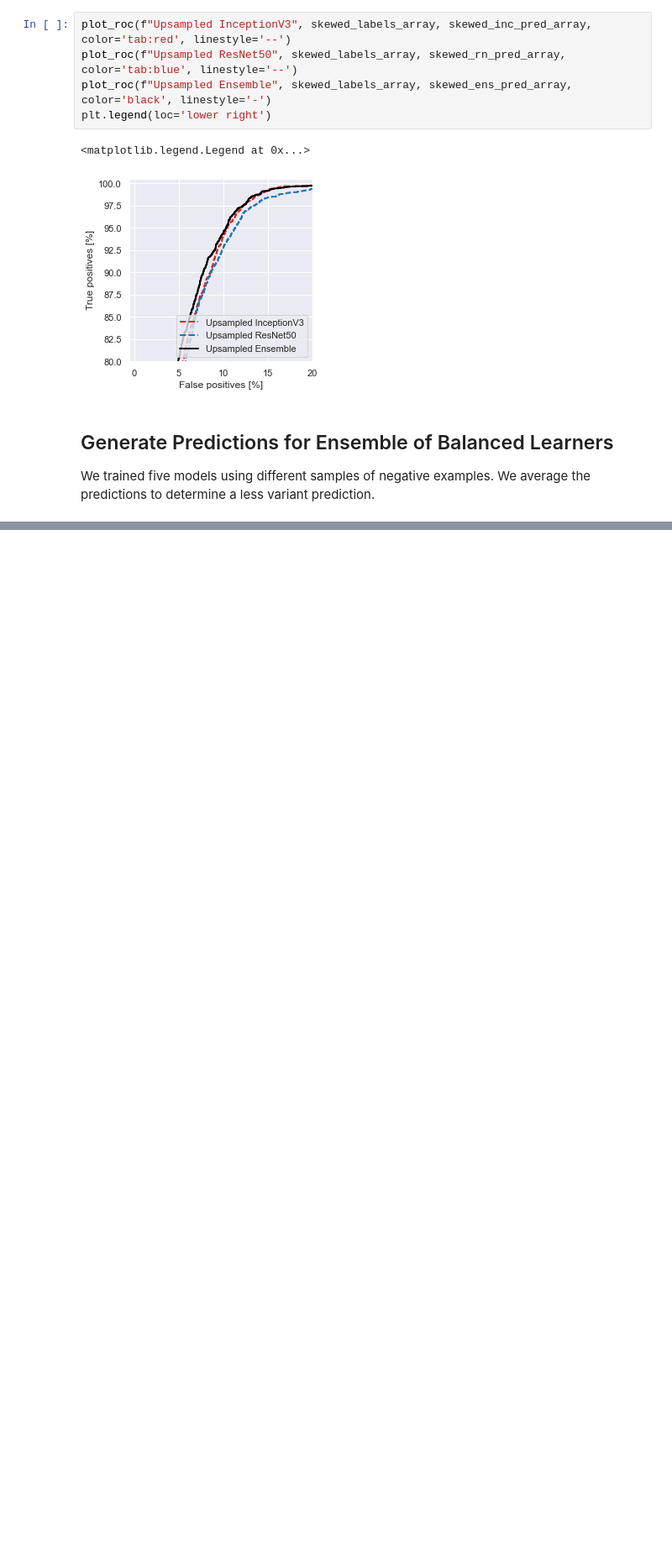
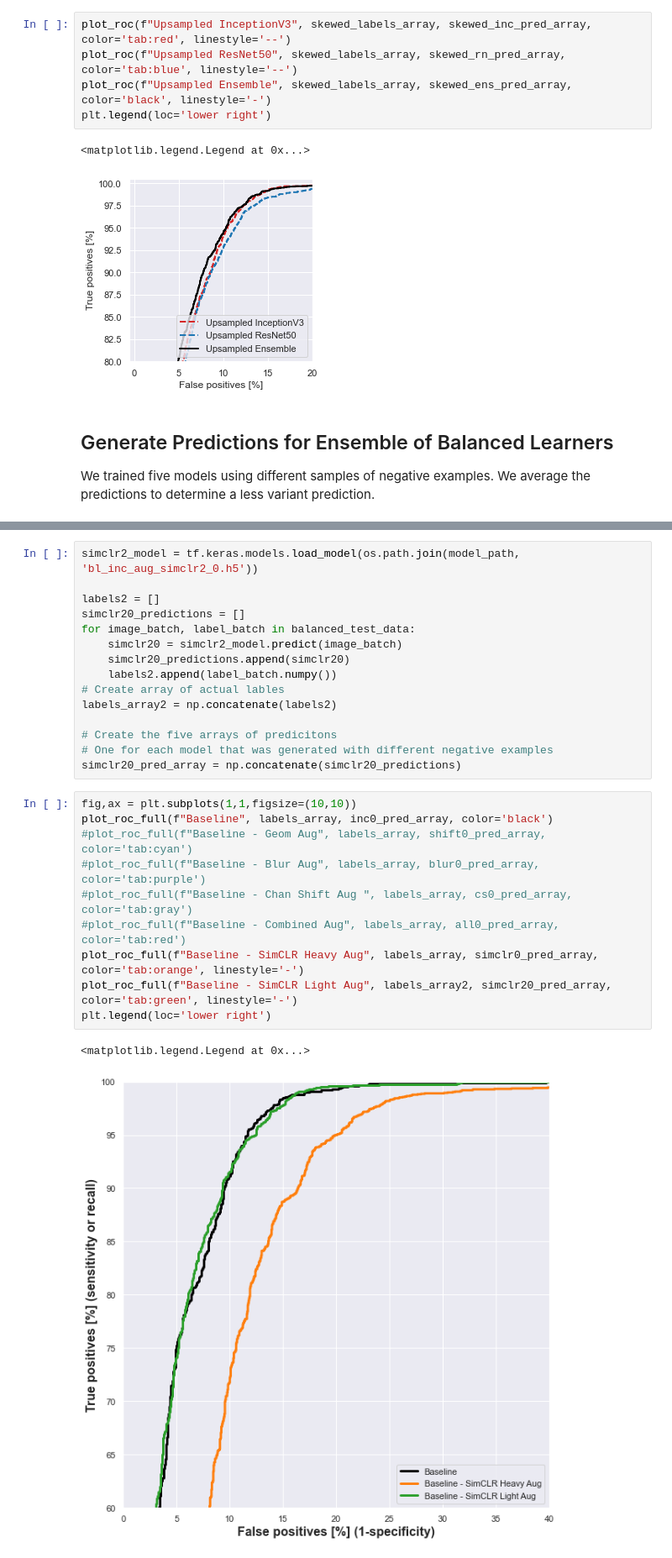
Before and after one commit to mariaauslander/capstone_fall20_irrigation, a Jupyter notebook: BigEarthData/epoch_metrics.ipynb, the cells around one changed output, grey strips where cells are left out. Shown at 84% size. Saved outputs shown, nothing was run; the diff lists cells and outputs as text; blank space fills up the shorter version.

```diff
--- a/BigEarthData/epoch_metrics.ipynb
+++ b/BigEarthData/epoch_metrics.ipynb
@@ -547,0 +522,28 @@ plt.legend(loc='lower right')
+# %%
+simclr2_model = tf.keras.models.load_model(os.path.join(model_path, 'bl_inc_aug_simclr2_0.h5'))
+
+labels2 = []
+simclr20_predictions = []
+for image_batch, label_batch in balanced_test_data:
+    simclr20 = simclr2_model.predict(image_batch)
+    simclr20_predictions.append(simclr20)
+    labels2.append(label_batch.numpy())
+# Create array of actual lables
+labels_array2 = np.concatenate(labels2)
+
+# Create the five arrays of predicitons
+# One for each model that was generated with different negative examples
+simclr20_pred_array = np.concatenate(simclr20_predictions)
+# %%
+fig,ax = plt.subplots(1,1,figsize=(10,10))
+plot_roc_full(f"Baseline", labels_array, inc0_pred_array, color='black')
+#plot_roc_full(f"Baseline - Geom Aug", labels_array, shift0_pred_array, color='tab:cyan')
+#plot_roc_full(f"Baseline - Blur Aug", labels_array, blur0_pred_array, color='tab:purple')
+#plot_roc_full(f"Baseline - Chan Shift Aug ", labels_array, cs0_pred_array, color='tab:gray')
+#plot_roc_full(f"Baseline - Combined Aug", labels_array, all0_pred_array, color='tab:red')
+plot_roc_full(f"Baseline - SimCLR Heavy Aug", labels_array, simclr0_pred_array, color='tab:orange', linestyle='-')
+plot_roc_full(f"Baseline - SimCLR Light Aug", labels_array2, simclr20_pred_array, color='tab:green', linestyle='-')
+plt.legend(loc='lower right')
+# %% [output]
+<matplotlib.legend.Legend at 0x...>
+[figure, added]
```
Also changed, not shown: parts of 12 cells of this notebook, 2 other files.
